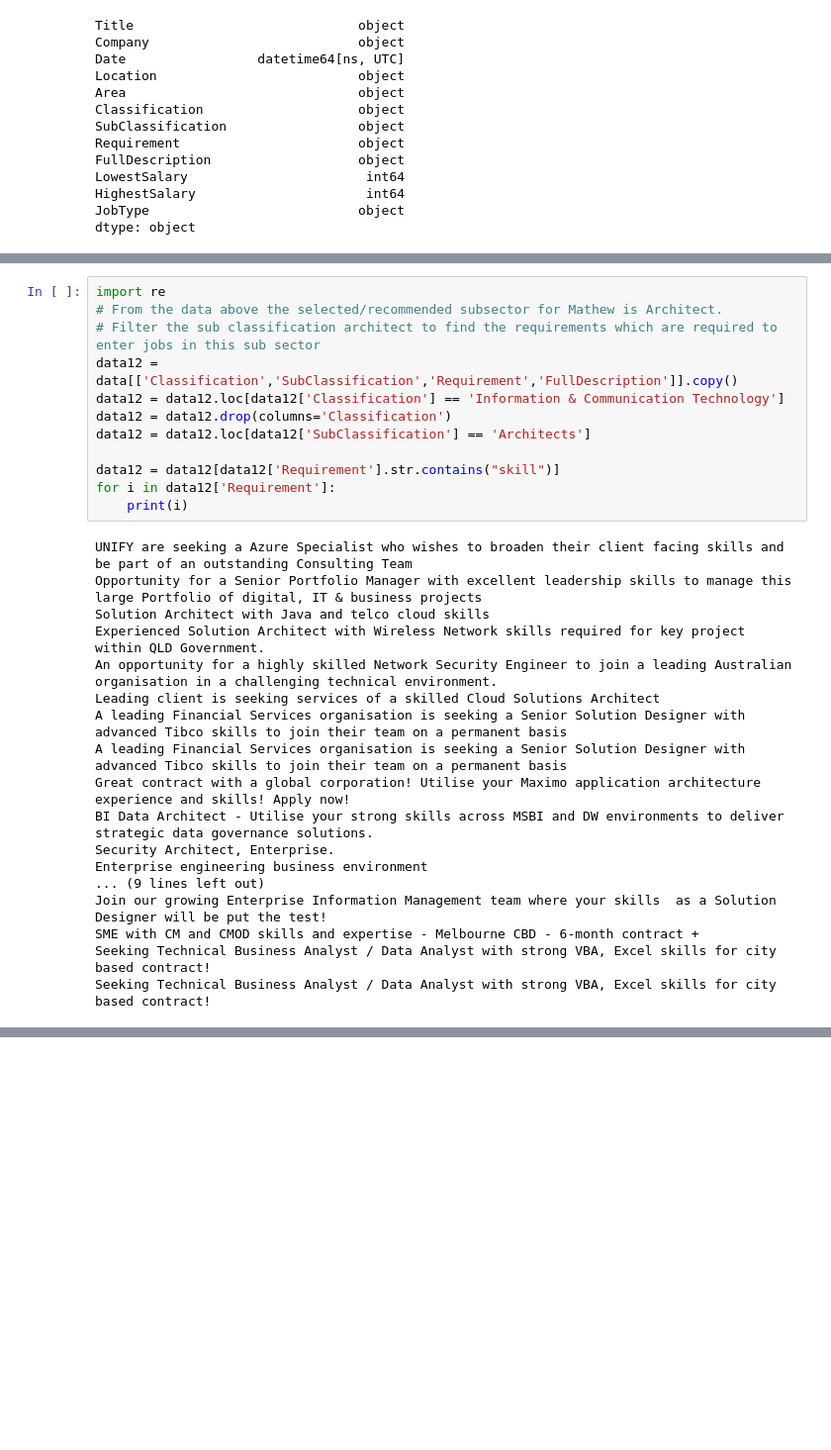
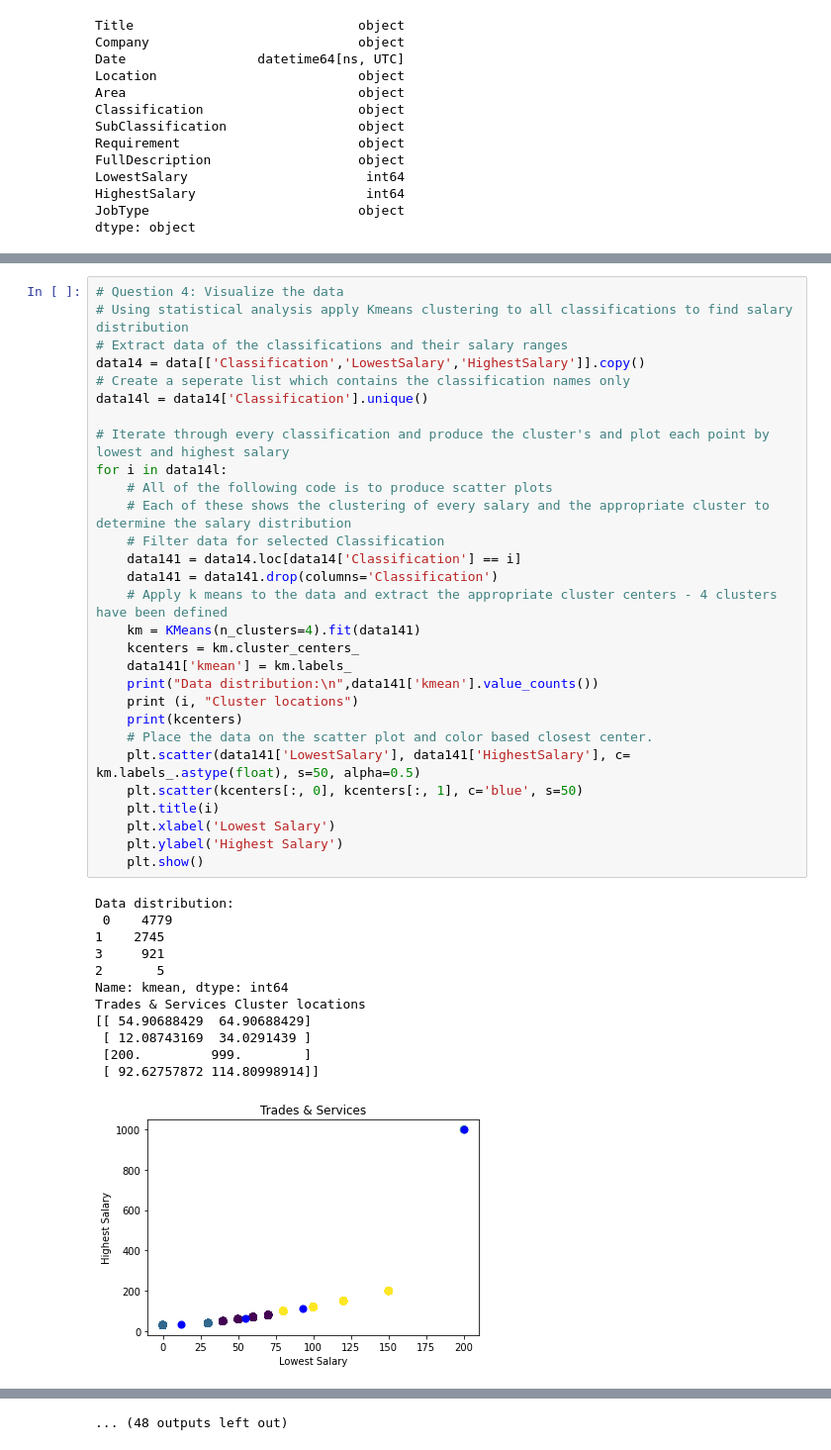
Before and after one commit to WTW257/s5132262_3803ICT, a Jupyter notebook: Assignment.ipynb, the cells around one changed output, grey strips where cells are left out. Shown at 99% size. Cells and saved outputs as stored; diff of their text form; blank space fills up the shorter version.

```diff
--- a/Assignment.ipynb
+++ b/Assignment.ipynb
@@ -820,30 +537,42 @@ Consultants Cluster locations
-# %%
-import re
-# From the data above the selected/recommended subsector for Mathew is Architect.
-# Filter the sub classification architect to find the requirements which are required to enter jobs in this sub sector
-data12 = data[['Classification','SubClassification','Requirement','FullDescription']].copy()
-data12 = data12.loc[data12['Classification'] == 'Information & Communication Technology']
-data12 = data12.drop(columns='Classification')
-data12 = data12.loc[data12['SubClassification'] == 'Architects']
-
-data12 = data12[data12['Requirement'].str.contains("skill")]
-for i in data12['Requirement']:
-    print(i)
-# %% [output]
-UNIFY are seeking a Azure Specialist who wishes to broaden their client facing skills and be part of an outstanding Consulting Team
-Opportunity for a Senior Portfolio Manager with excellent leadership skills to manage this large Portfolio of digital, IT & business projects
-Solution Architect with Java and telco cloud skills
-Experienced Solution Architect with Wireless Network skills required for key project within QLD Government.
-An opportunity for a highly skilled Network Security Engineer to join a leading Australian organisation in a challenging technical environment.
-Leading client is seeking services of a skilled Cloud Solutions Architect
-A leading Financial Services organisation is seeking a Senior Solution Designer with advanced Tibco skills to join their team on a permanent basis
-A leading Financial Services organisation is seeking a Senior Solution Designer with advanced Tibco skills to join their team on a permanent basis
-Great contract with a global corporation! Utilise your Maximo application architecture experience and skills! Apply now!
-BI Data Architect - Utilise your strong skills across MSBI and DW environments to deliver strategic data governance solutions.
-Security Architect, Enterprise.
-Enterprise engineering business environment
-... (9 lines left out)
-Join our growing Enterprise Information Management team where your skills  as a Solution Designer will be put the test!
-SME with CM and CMOD skills and expertise - Melbourne CBD - 6-month contract +
-Seeking Technical Business Analyst / Data Analyst with strong VBA, Excel skills for city based contract!
-Seeking Technical Business Analyst / Data Analyst with strong VBA, Excel skills for city based contract!
+# %%
+# Question 4: Visualize the data
+# Using statistical analysis apply Kmeans clustering to all classifications to find salary distribution
+# Extract data of the classifications and their salary ranges
+data14 = data[['Classification','LowestSalary','HighestSalary']].copy()
+# Create a seperate list which contains the classification names only
+data14l = data14['Classification'].unique()
+
+# Iterate through every classification and produce the cluster's and plot each point by lowest and highest salary
+for i in data14l:
+    # All of the following code is to produce scatter plots
+    # Each of these shows the clustering of every salary and the appropriate cluster to determine the salary distribution
+    # Filter data for selected Classification
+    data141 = data14.loc[data14['Classification'] == i]
+    data141 = data141.drop(columns='Classification')
+    # Apply k means to the data and extract the appropriate cluster centers - 4 clusters have been defined
+    km = KMeans(n_clusters=4).fit(data141)
+    kcenters = km.cluster_centers_
+    data141['kmean'] = km.labels_
+    print("Data distribution:\n",data141['kmean'].value_counts())
+    print (i, "Cluster locations")
+    print(kcenters)
+    # Place the data on the scatter plot and color based closest center.
+    plt.scatter(data141['LowestSalary'], data141['HighestSalary'], c= km.labels_.astype(float), s=50, alpha=0.5)
+    plt.scatter(kcenters[:, 0], kcenters[:, 1], c='blue', s=50)
+    plt.title(i)
+    plt.xlabel('Lowest Salary')
+    plt.ylabel('Highest Salary')
+    plt.show()
+# %% [output]
+Data distribution:
+ 0    4779
+1    2745
+3     921
+2       5
+Name: kmean, dtype: int64
+Trades & Services Cluster locations
+[[ 54.90688429  64.90688429]
+ [ 12.08743169  34.0291439 ]
+ [200.         999.        ]
+ [ 92.62757872 114.80998914]]
+[figure, added]
@@ -849,0 +639 @@ Seeking Technical Business Analyst / Data Analyst with strong VBA, Excel skills
+... (48 outputs left out)
```
Also changed, not shown: parts of 23 cells of this notebook.
